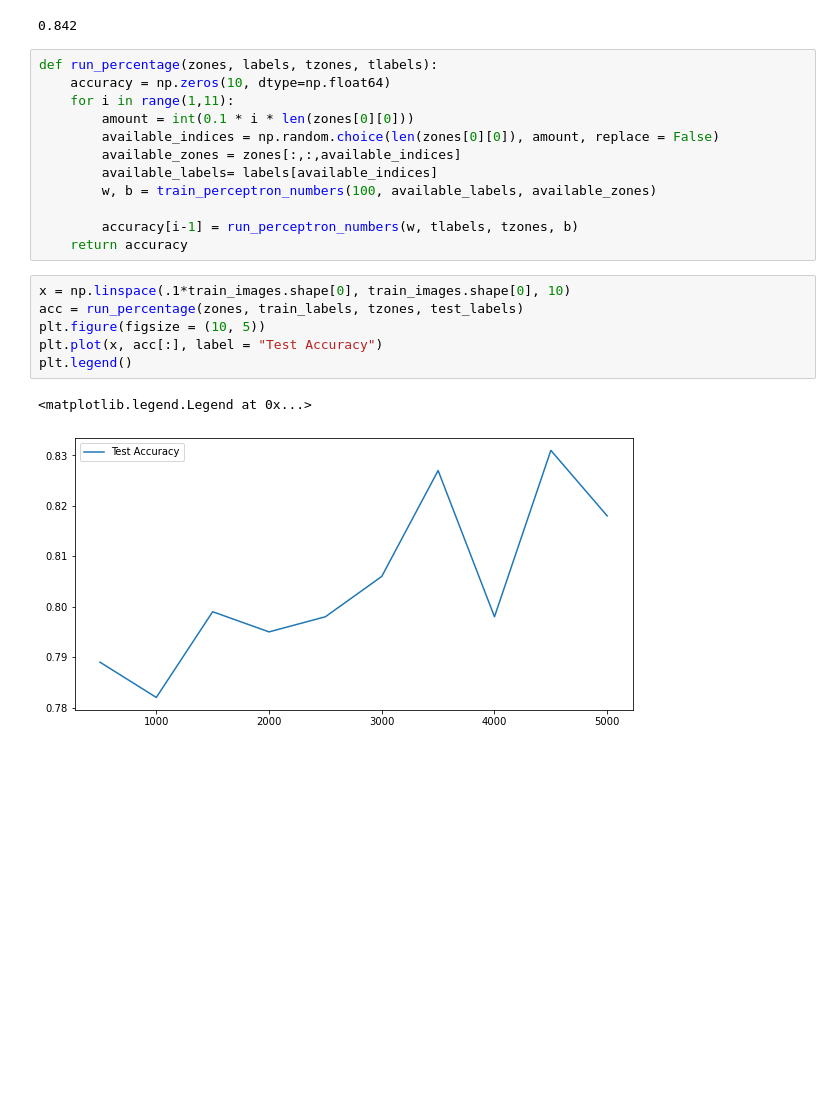
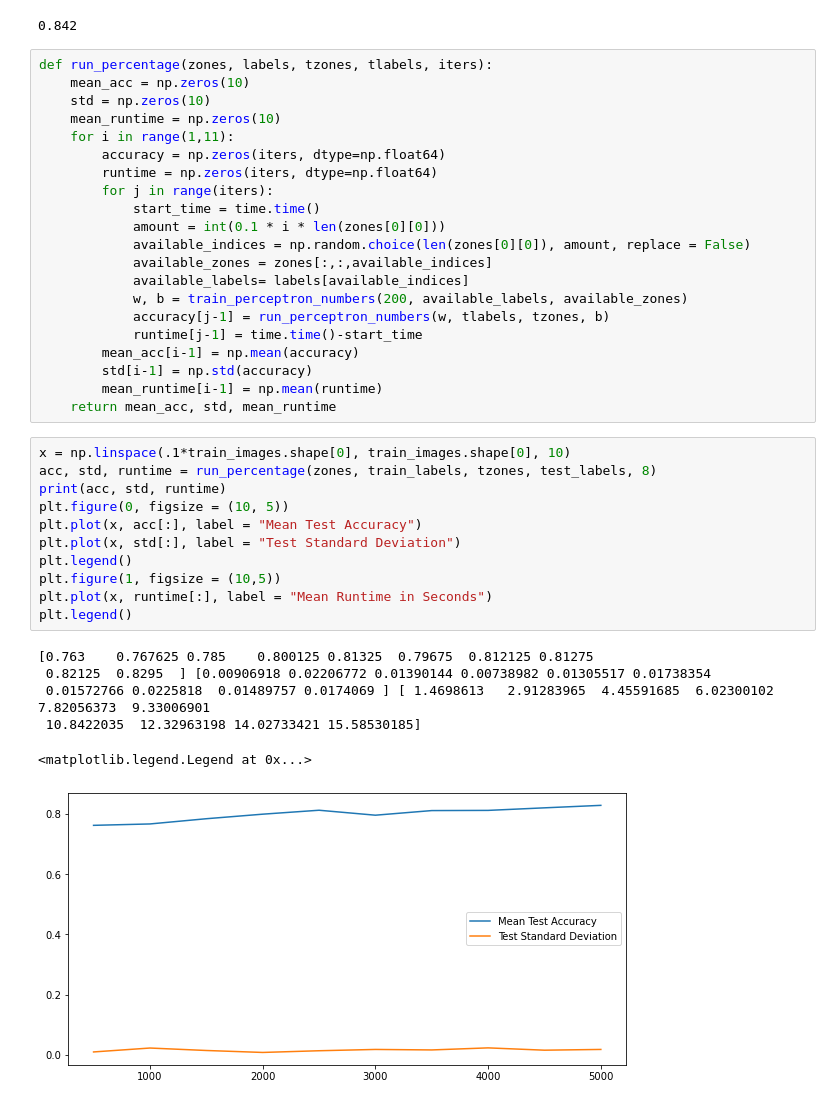
Before and after one commit to DuncanJWood/AI_face_and_digit_classification, a Jupyter notebook: Perceptron_digits.ipynb, the cells around one changed output. Saved outputs shown, nothing was run; the diff lists cells and outputs as text; blank space fills up the shorter version.

Commit message:
added runtime, mean, and std for perceptron

```diff
--- a/Perceptron_digits.ipynb
+++ b/Perceptron_digits.ipynb
@@ -95,23 +96,41 @@ run_perceptron_numbers(w, test_labels, tzones, b)
 # %% [output]
 0.842
 # %%
-def run_percentage(zones, labels, tzones, tlabels):
-    accuracy = np.zeros(10, dtype=np.float64)
+def run_percentage(zones, labels, tzones, tlabels, iters):
+    mean_acc = np.zeros(10)
+    std = np.zeros(10)
+    mean_runtime = np.zeros(10)
     for i in range(1,11):
-        amount = int(0.1 * i * len(zones[0][0]))
-        available_indices = np.random.choice(len(zones[0][0]), amount, replace = False)
-        available_zones = zones[:,:,available_indices]
-        available_labels= labels[available_indices]
-        w, b = train_perceptron_numbers(100, available_labels, available_zones)
-
-        accuracy[i-1] = run_perceptron_numbers(w, tlabels, tzones, b)
-    return accuracy
+        accuracy = np.zeros(iters, dtype=np.float64)
+        runtime = np.zeros(iters, dtype=np.float64)
+        for j in range(iters):
+            start_time = time.time()
+            amount = int(0.1 * i * len(zones[0][0]))
+            available_indices = np.random.choice(len(zones[0][0]), amount, replace = False)
+            available_zones = zones[:,:,available_indices]
+            available_labels= labels[available_indices]
+            w, b = train_perceptron_numbers(200, available_labels, available_zones)
+            accuracy[j-1] = run_perceptron_numbers(w, tlabels, tzones, b)
+            runtime[j-1] = time.time()-start_time
+        mean_acc[i-1] = np.mean(accuracy)
+        std[i-1] = np.std(accuracy)
+        mean_runtime[i-1] = np.mean(runtime)
+    return mean_acc, std, mean_runtime
 # %%
 x = np.linspace(.1*train_images.shape[0], train_images.shape[0], 10)
-acc = run_percentage(zones, train_labels, tzones, test_labels)
-plt.figure(figsize = (10, 5))
-plt.plot(x, acc[:], label = "Test Accuracy")
+acc, std, runtime = run_percentage(zones, train_labels, tzones, test_labels, 8)
+print(acc, std, runtime)
+plt.figure(0, figsize = (10, 5))
+plt.plot(x, acc[:], label = "Mean Test Accuracy")
+plt.plot(x, std[:], label = "Test Standard Deviation")
 plt.legend()
+plt.figure(1, figsize = (10,5))
+plt.plot(x, runtime[:], label = "Mean Runtime in Seconds")
+plt.legend()
 # %% [output]
-<matplotlib.legend.Legend at 0x...>
+[0.763    0.767625 0.785    0.800125 0.81325  0.79675  0.812125 0.81275
+ 0.82125  0.8295  ] [0.00906918 0.02206772 0.01390144 0.00738982 0.01305517 0.01738354
+ 0.01572766 0.0225818  0.01489757 0.0174069 ] [ 1.4698613   2.91283965  4.45591685  6.02300102  7.82056373  9.33006901
+ 10.8422035  12.32963198 14.02733421 15.58530185]
+<matplotlib.legend.Legend at 0x...>
-[figure, old version]
+[figure, new version]
```
Also changed, not shown: parts of 2 cells of this notebook, 2 other files.
